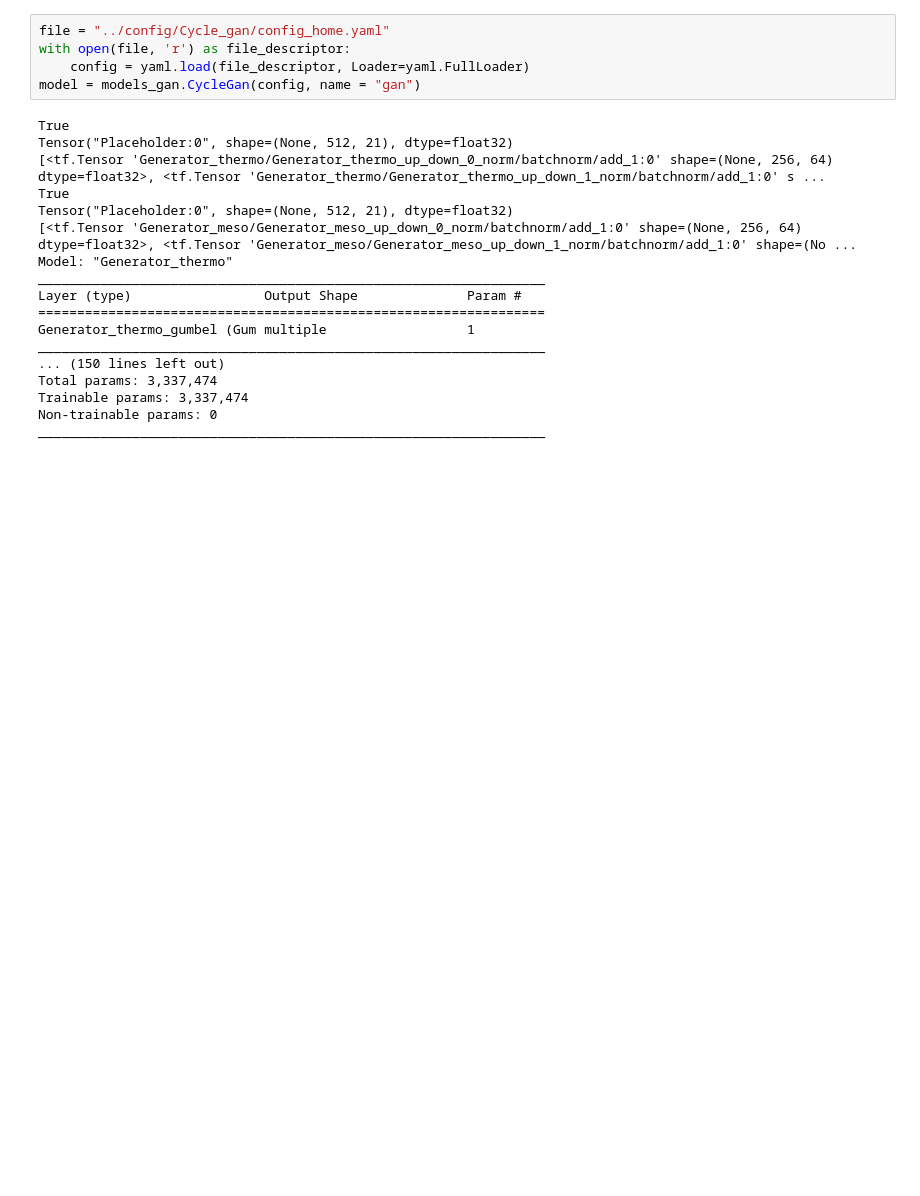
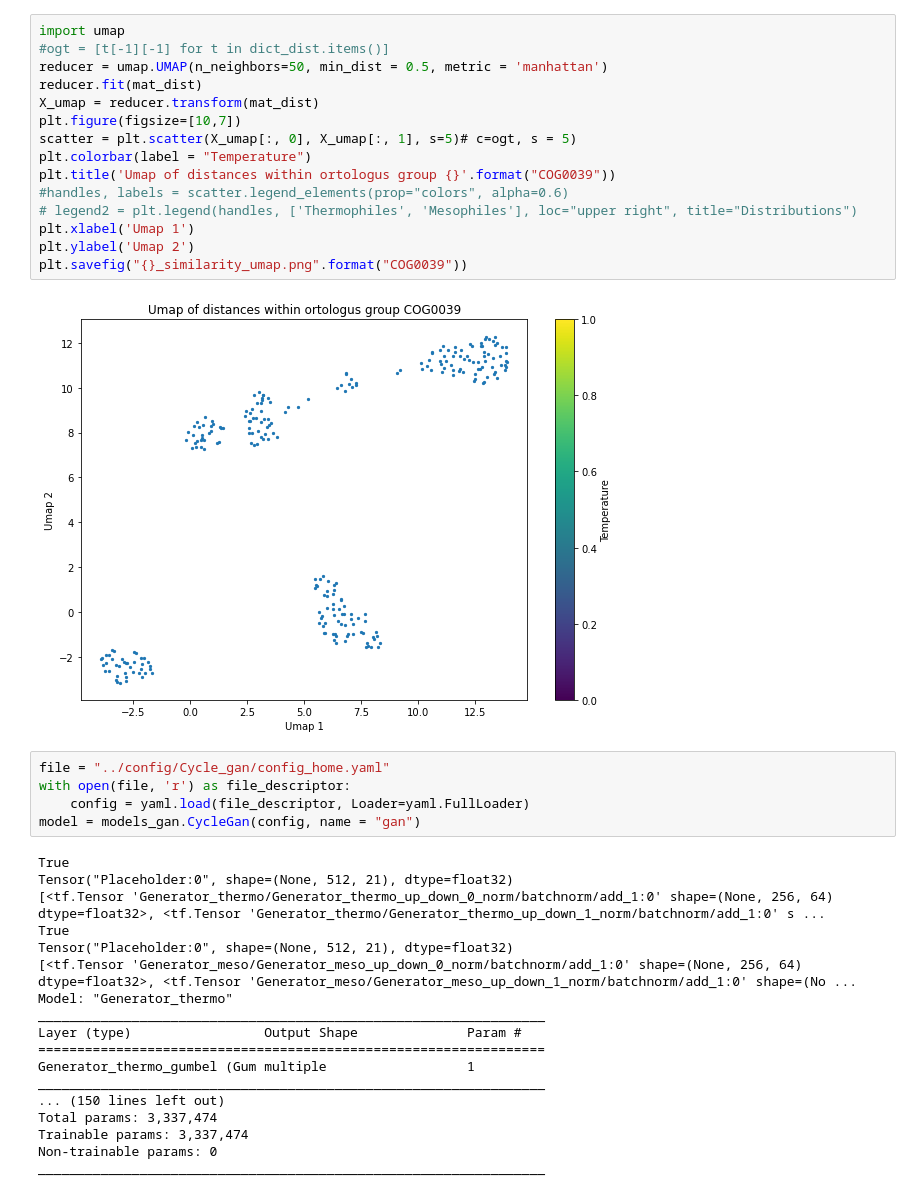
Before and after one commit to Umbriona/cycle_gan, a Jupyter notebook: scripts/Evaluate_cyclegan.ipynb, the cells around one changed output. Saved outputs shown, nothing was run; the diff lists cells and outputs as text; blank space fills up the shorter version.

```diff
--- a/scripts/Evaluate_cyclegan.ipynb
+++ b/scripts/Evaluate_cyclegan.ipynb
@@ -246,3 +224,20 @@ _________________________________________________________________
+# %%
+import umap
+#ogt = [t[-1][-1] for t in dict_dist.items()]
+reducer = umap.UMAP(n_neighbors=50, min_dist = 0.5, metric = 'manhattan')
+reducer.fit(mat_dist)
+X_umap = reducer.transform(mat_dist)
+plt.figure(figsize=[10,7])
+scatter = plt.scatter(X_umap[:, 0], X_umap[:, 1], s=5)# c=ogt, s = 5)
+plt.colorbar(label = "Temperature")
+plt.title('Umap of distances within ortologus group {}'.format("COG0039"))
+#handles, labels = scatter.legend_elements(prop="colors", alpha=0.6)
+# legend2 = plt.legend(handles, ['Thermophiles', 'Mesophiles'], loc="upper right", title="Distributions")
+plt.xlabel('Umap 1')
+plt.ylabel('Umap 2')
+plt.savefig("{}_similarity_umap.png".format("COG0039"))
+# %% [output]
+[figure, added]
 # %%
 file = "../config/Cycle_gan/config_home.yaml"
 with open(file, 'r') as file_descriptor:
```
Also changed, not shown: parts of 27 cells of this notebook, 17 other files.
